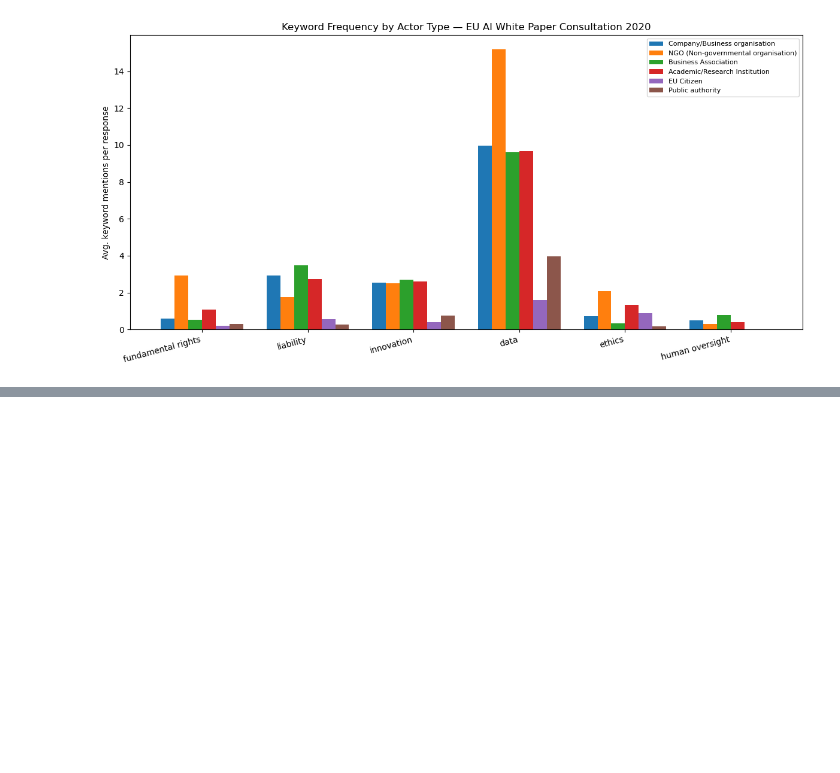
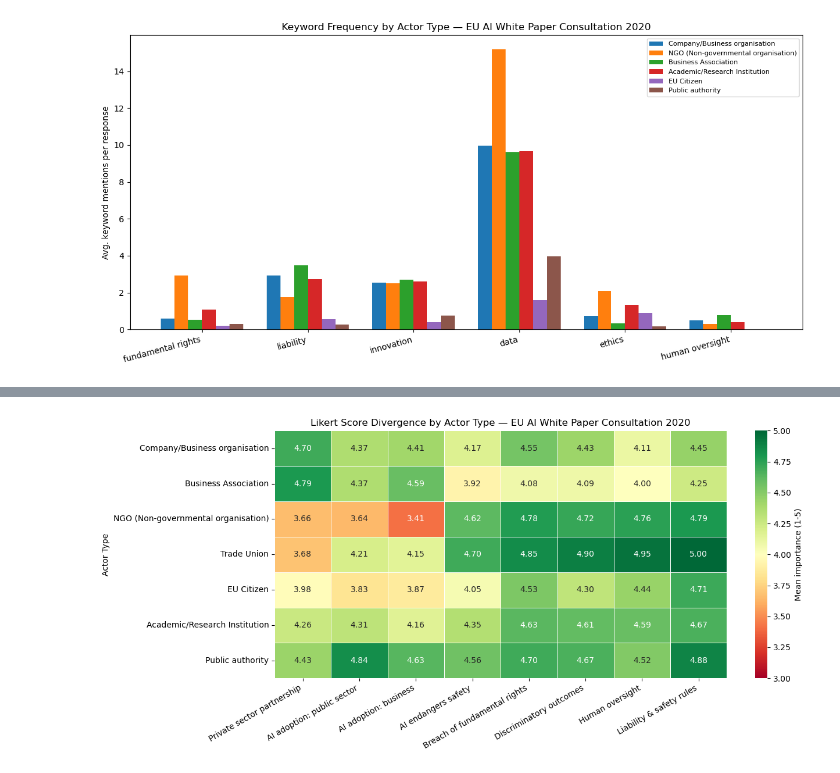
Before and after one commit to PhilipJE/eu-ai-act-consultation-analyzer, a Jupyter notebook: notebooks/03_nlp_analysis.ipynb, the cells around one changed output, grey strips where cells are left out. Saved outputs shown, nothing was run; the diff lists cells and outputs as text; code cells hidden in the pictures; blank space fills up the shorter version.

```diff
--- a/notebooks/03_nlp_analysis.ipynb
+++ b/notebooks/03_nlp_analysis.ipynb
@@ -107,0 +404,50 @@ plt.show()
+# %%
+key_questions = [
+    'Partnership with the private sector',
+    'Promoting the adoption of AI by the public sector',
+    'Promote the uptake of AI by business and the public sector',
+    'AI may endanger safety',
+    "AI may breach fundamental rights (such as human dignity, privacy, data protection, freedom of expression, workers' rights etc.)",
+    'The use of AI may lead to discriminatory outcomes',
+    'In your opinion, how important are the following mandatory requirements of a possible future regulatory framework for AI (as section 5.D of the White Paper) (1-5: 1 is not important at all, 5 is very important)?: Human oversight',
+    'In your opinion, how important are the following mandatory requirements of a possible future regulatory framework for AI (as section 5.D of the White Paper) (1-5: 1 is not important at all, 5 is very important)?: Clear liability and safety rules'
+]
+
+main_actors = ['Company/Business organisation', 'Business Association',
+               'NGO (Non-governmental organisation)', 'Trade Union',
+               'EU Citizen', 'Academic/Research Institution', 'Public authority']
+
+plot_data = likert_means.loc[main_actors, key_questions].copy()
+
+short_labels = [
+    'Private sector partnership',
+    'AI adoption: public sector',
+    'AI adoption: business',
+    'AI endangers safety',
+    'Breach of fundamental rights',
+    'Discriminatory outcomes',
+    'Human oversight',
+    'Liability & safety rules',
+]
+plot_data.columns = short_labels
+
+plt.figure(figsize=(13, 6))
+sns.heatmap(
+    plot_data,
+    annot=True,
+    fmt='.2f',
+    cmap='RdYlGn',
+    vmin=3.0,
+    vmax=5.0,
+    linewidths=0.5,
+    cbar_kws={'label': 'Mean importance (1-5)'}
+)
+plt.title('Likert Score Divergence by Actor Type — EU AI White Paper Consultation 2020')
+plt.xlabel('')
+plt.ylabel('Actor Type')
+plt.xticks(rotation=30, ha='right')
+plt.tight_layout()
+plt.savefig('../data/processed/likert_heatmap.png', dpi=150)
+plt.show()
+# %% [output]
+[figure, added]
```
Also changed, not shown: parts of 9 cells of this notebook, 3 other files.
